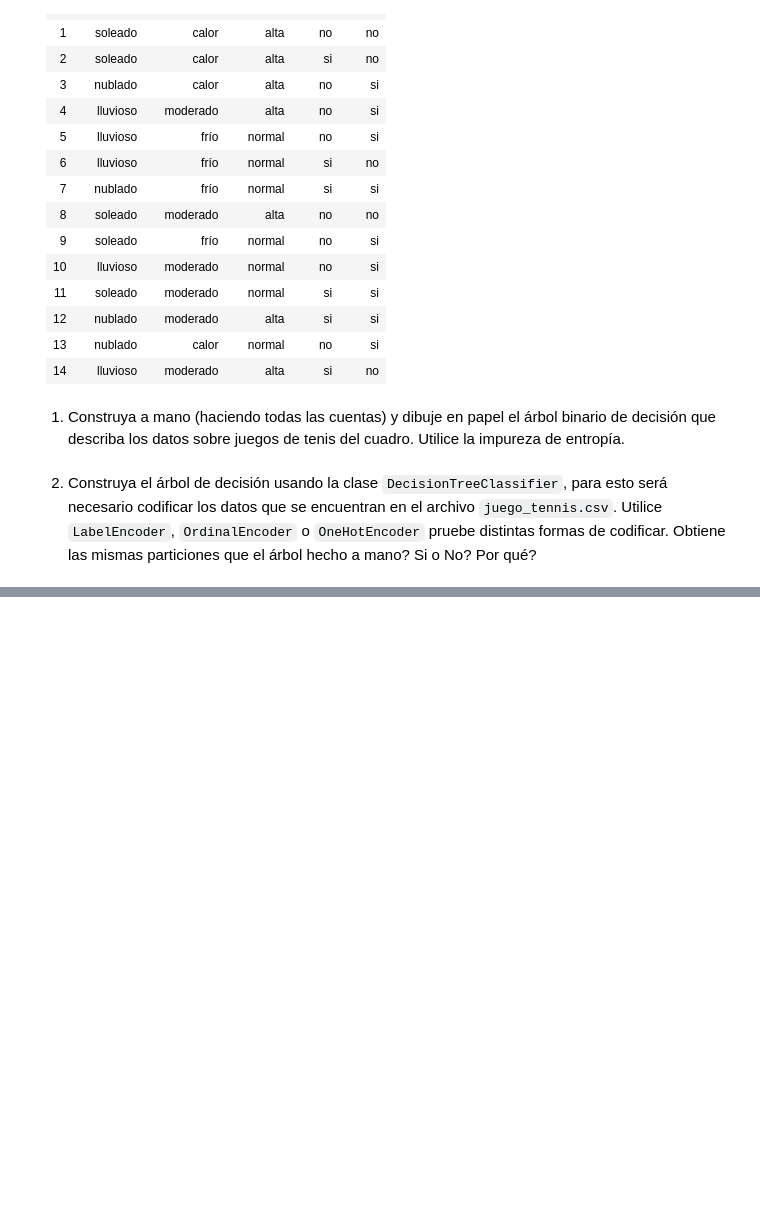
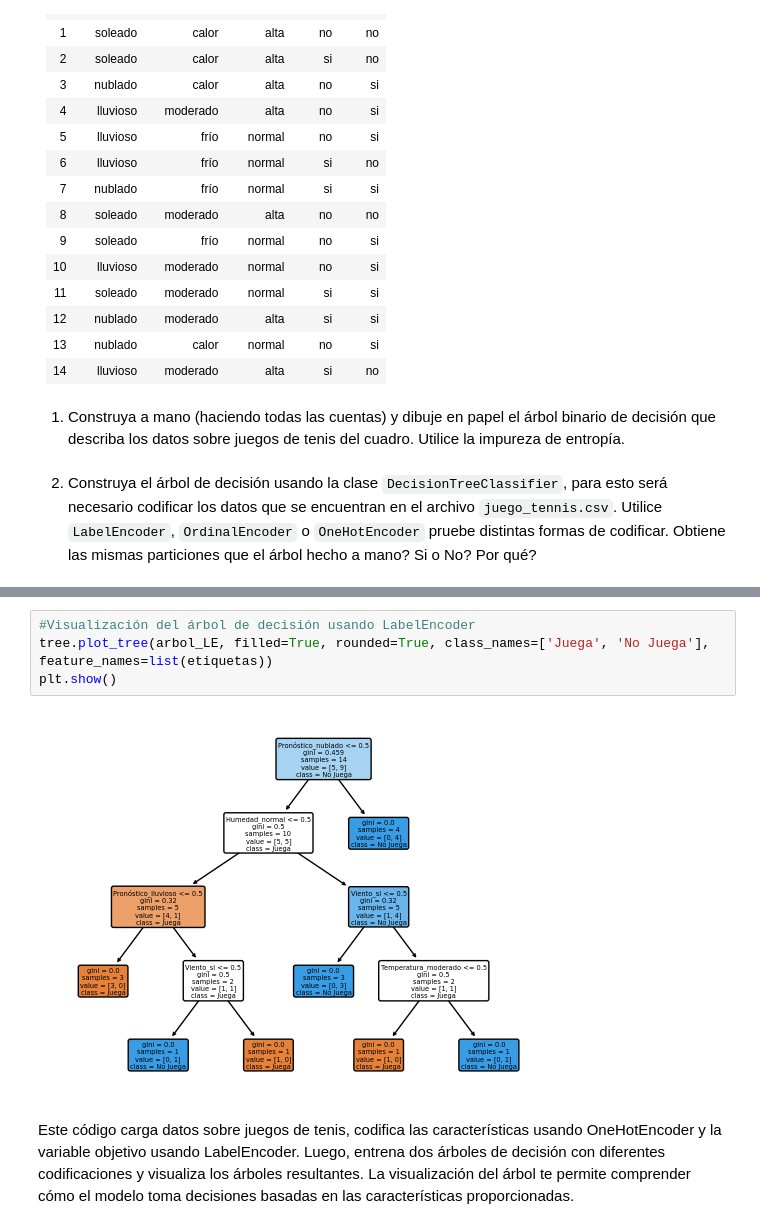
Before and after one commit to EnzoRD/Aprendisaje_maquinal, a Jupyter notebook: Semana7-arboles_decision/Notebooks/Iris_dt.ipynb, the cells around one changed output, grey strips where cells are left out. Saved outputs shown, nothing was run; the diff lists cells and outputs as text; blank space fills up the shorter version.

```diff
--- a/Semana7-arboles_decision/Notebooks/Iris_dt.ipynb
+++ b/Semana7-arboles_decision/Notebooks/Iris_dt.ipynb
@@ -215,0 +256,8 @@ Utilice la impureza de entropía.
+# %%
+#Visualización del árbol de decisión usando LabelEncoder
+tree.plot_tree(arbol_LE, filled=True, rounded=True, class_names=['Juega', 'No Juega'], feature_names=list(etiquetas))
+plt.show()
+# %% [output]
+[figure, added]
+# %% [markdown]
+Este código carga datos sobre juegos de tenis, codifica las características usando OneHotEncoder y la variable objetivo usando LabelEncoder. Luego, entrena dos árboles de decisión con diferentes codificaciones y visualiza los árboles resultantes. La visualización del árbol te permite comprender cómo el modelo toma decisiones basadas en las características proporcionadas.
```
Also changed, not shown: parts of 6 cells of this notebook, 1 other file.
